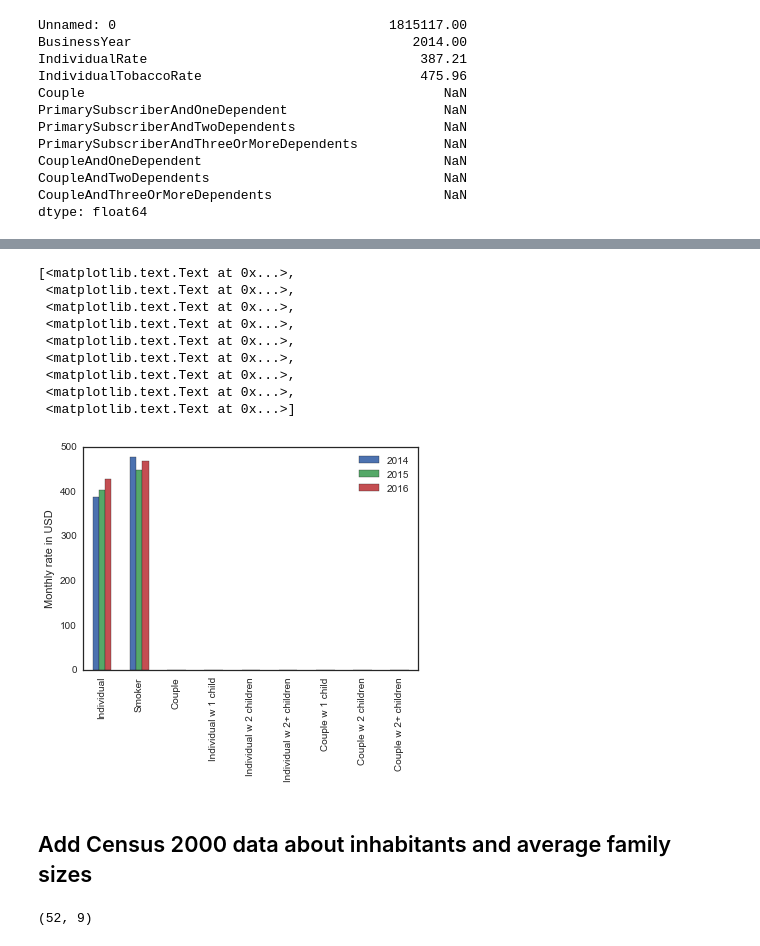
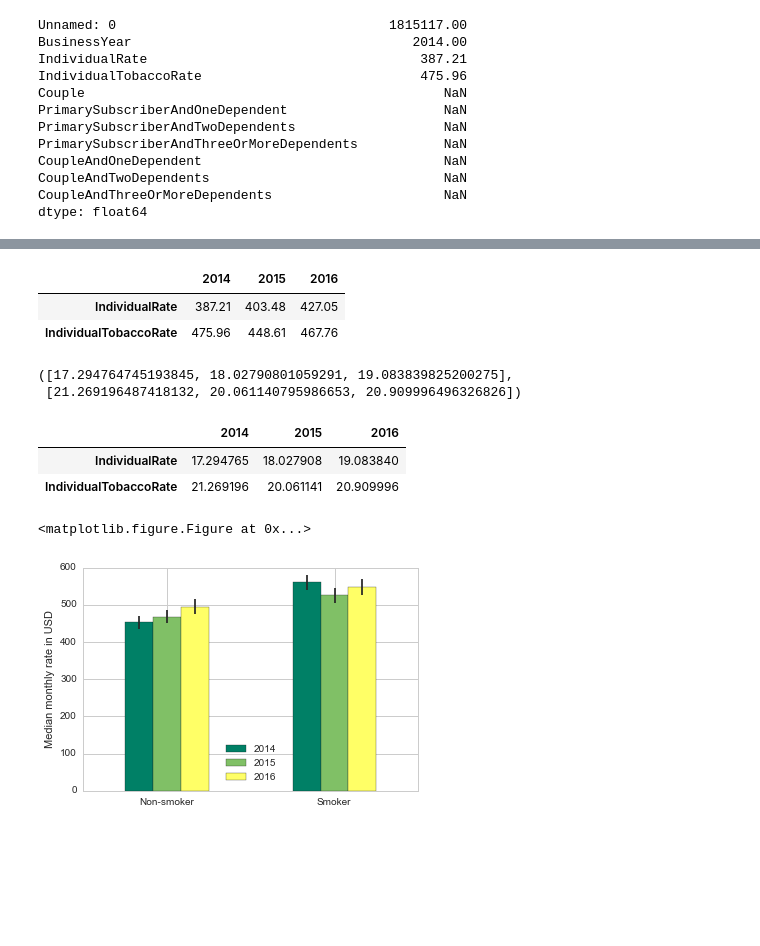
Before and after one commit to ahwkuepper/healthmarket, a Jupyter notebook: Health_data_set_pandas.ipynb, the cells around one changed output, grey strips where cells are left out. Drawn from its saved outputs; the diff is of its cells as text; code cells hidden in the pictures; blank space fills up the shorter version.

```diff
--- a/Health_data_set_pandas.ipynb
+++ b/Health_data_set_pandas.ipynb
@@ -681,0 +669,9 @@ dfmeans.shape
+# %%
+dfmedians = pd.concat([dfmedian2014,dfmedian2015,dfmedian2016], keys=['2014', '2015', '2016'], axis=1)
+dfmeans = pd.concat([dfmean2014,dfmean2015,dfmean2016], keys=['2014', '2015', '2016'], axis=1)
+dfstd = pd.concat([dfstd2014,dfstd2015,dfstd2016], keys=['2014', '2015', '2016'], axis=1)
+dfmedians
+# %% [output]
+|  | 2014 | 2015 | 2016 |
+| IndividualRate | 387.21 | 403.48 | 427.05 |
+| IndividualTobaccoRate | 475.96 | 448.61 | 467.76 |
@@ -682,24 +700,55 @@ dfmeans.shape
+# %%
+boots = 500  #100 take about 5 minutes
+
+dfs = [df2014,df2015,df2016]
+stds = []
+stds_smoker = []
+
+
+for frame in dfs:
+    medians = np.zeros(boots)
+    medians_smoker = np.zeros(boots)
+    for i in medians:
+        df_resampled_ind = bootstrap_resample(frame['IndividualRate'])
+        medians[i] = np.nanmedian(df_resampled_ind)
+    for i in medians_smoker:
+        df_resampled_smoker = bootstrap_resample(frame['IndividualTobaccoRate'])
+        medians_smoker[i] = np.nanmedian(df_resampled_smoker)
+    stds.append(np.std(medians))
+    stds_smoker.append(np.std(medians_smoker))
+# %%
+stds, stds_smoker
+# %% [output]
+([17.294764745193845, 18.02790801059291, 19.083839825200275],
+ [21.269196487418132, 20.061140795986653, 20.909996496326826])
+# %%
+dfstd['2014']['IndividualRate'] = stds[0]
+dfstd['2015']['IndividualRate'] = stds[1]
+dfstd['2016']['IndividualRate'] = stds[2]
+dfstd['2014']['IndividualTobaccoRate'] = stds_smoker[0]
+dfstd['2015']['IndividualTobaccoRate'] = stds_smoker[1]
+dfstd['2016']['IndividualTobaccoRate'] = stds_smoker[2]
+dfstd
+# %% [output]
+|  | 2014 | 2015 | 2016 |
+| IndividualRate | 17.294765 | 18.027908 | 19.083840 |
+| IndividualTobaccoRate | 21.269196 | 20.061141 | 20.909996 |
 # %%
-labels = ['Individual', 'Smoker', 'Couple', 'Individual w 1 child', 'Individual w 2 children', 'Individual w 2+ children', 'Couple w 1 child', 'Couple w 2 children', 'Couple w 2+ children']
+fig = plt.figure(figsize=(6, 6))
 
-ax = dfmeans.plot.bar()
-
-ax.set_ylabel("Monthly rate in USD")
+ax = dfmeans.plot.bar(yerr=dfstd, rot=0, colormap='summer')
+ax.set_ylabel("Median monthly rate in USD")
+ax.set_xlabel("")
 
 # Customize x tick lables
-xticks = [0,1,2,3,4,5,6,7,8]
+#labels = ['Individual', 'Smoker', 'Couple', 'Individual w 1 child', 'Individual w 2 children', 'Individual w 2+ children', 'Couple w 1 child', 'Couple w 2 children', 'Couple w 2+ children']
+#xticks = [0,1,2,3,4,5,6,7,8]
+labels = ['Non-smoker', 'Smoker']
+xticks = [0,1]
 ax.xaxis.set_ticks(xticks)
 ax.set_xticklabels(labels)
+
+plt.savefig('Overall_rates.png', bbox_inches='tight', dpi=150)
 # %% [output]
-[<matplotlib.text.Text at 0x...>,
- <matplotlib.text.Text at 0x...>,
- <matplotlib.text.Text at 0x...>,
- <matplotlib.text.Text at 0x...>,
- <matplotlib.text.Text at 0x...>,
- <matplotlib.text.Text at 0x...>,
- <matplotlib.text.Text at 0x...>,
- <matplotlib.text.Text at 0x...>,
- <matplotlib.text.Text at 0x...>]
+<matplotlib.figure.Figure at 0x...>
-[figure, old version]
+[figure, new version]
-# %% [markdown]
-## Add Census 2000 data about inhabitants and average family sizes
@@ -708,4 +754,0 @@ census = pd.read_csv("census2000.csv")
-# %%
-census.shape
-# %% [output]
-(52, 9)
```
Also changed, not shown: parts of 24 cells of this notebook.
